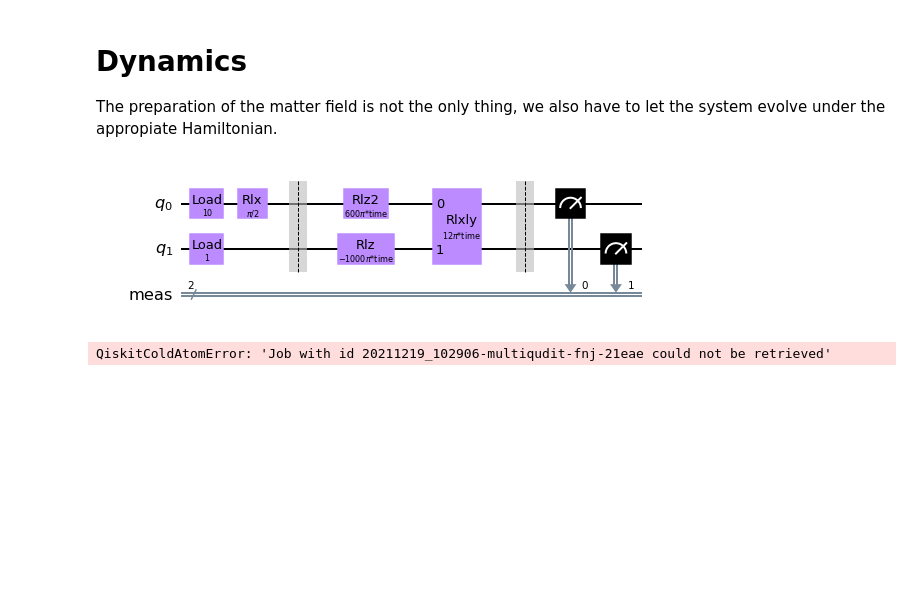
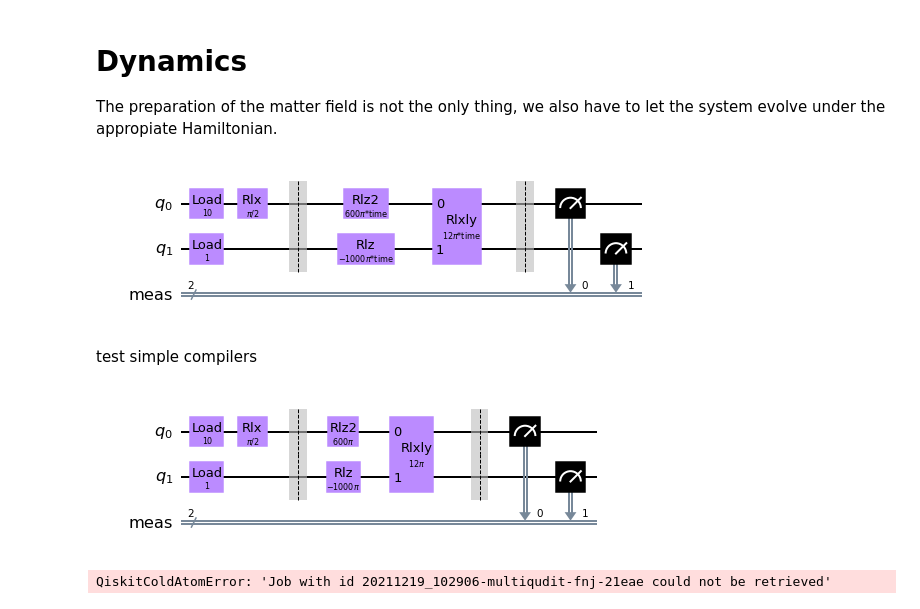
Before and after one commit to fretchen/qiskit-cold-atom, a Jupyter notebook: docs/tutorials/09_gauge_theory.ipynb, the cells around one changed output. Drawn from its saved outputs; the diff is of its cells as text; code cells hidden in the pictures; blank space fills up the shorter version.

```diff
--- a/docs/tutorials/09_gauge_theory.ipynb
+++ b/docs/tutorials/09_gauge_theory.ipynb
@@ -246,3 +246,5 @@ qc.measure_all()
 qc.draw('mpl')
 # %% [output]
 [figure]
+# %% [markdown]
+test simple compilers
@@ -249,8 +254,23 @@ qc.draw('mpl')
+# %%
+pass_manager = PassManager(Optimize1SpinGates())
+
+qc2 = qc.assign_parameters(
+    {
+        time: 1
+    },
+    inplace=False,
+)
+
+qc_compiled = pass_manager.run(qc2)
 # %%
 Ntimes = 20;
 tlin = np.linspace(0,30,Ntimes)*1e-3;
 tevolv_list = [qc.bind_parameters([t_step]) for t_step in tlin]
 job_tevolv = spin_device_backend.run(tevolv_list, shots = Nshots)
+# %%
+qc_compiled.draw('mpl')
+# %% [output]
+[figure, added]
 # %%
 job_retrieved = spin_device_backend.retrieve_job(job_id=job_tevolv.job_id())
 
```
Also changed, not shown: parts of 1 cell of this notebook.
